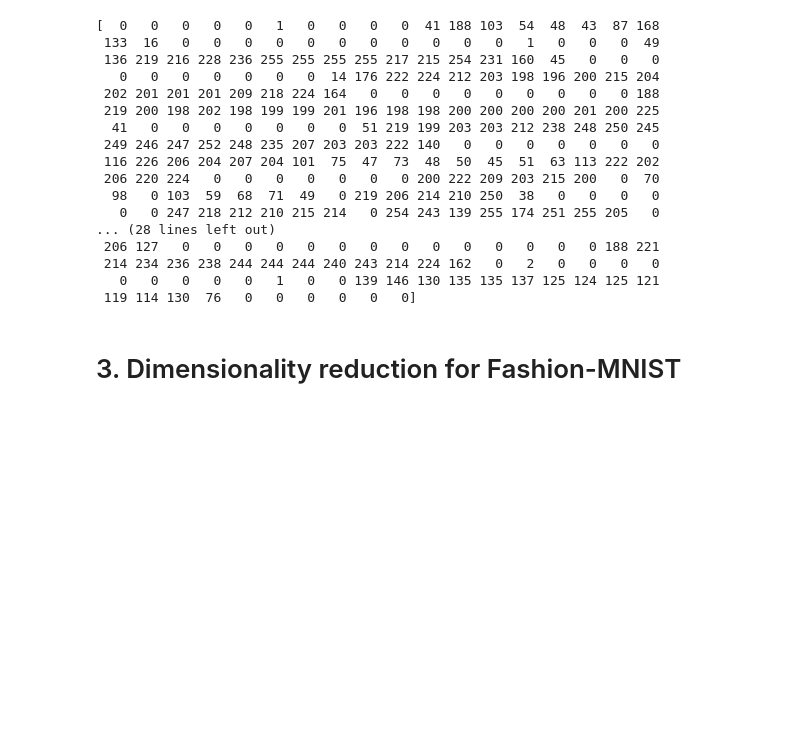
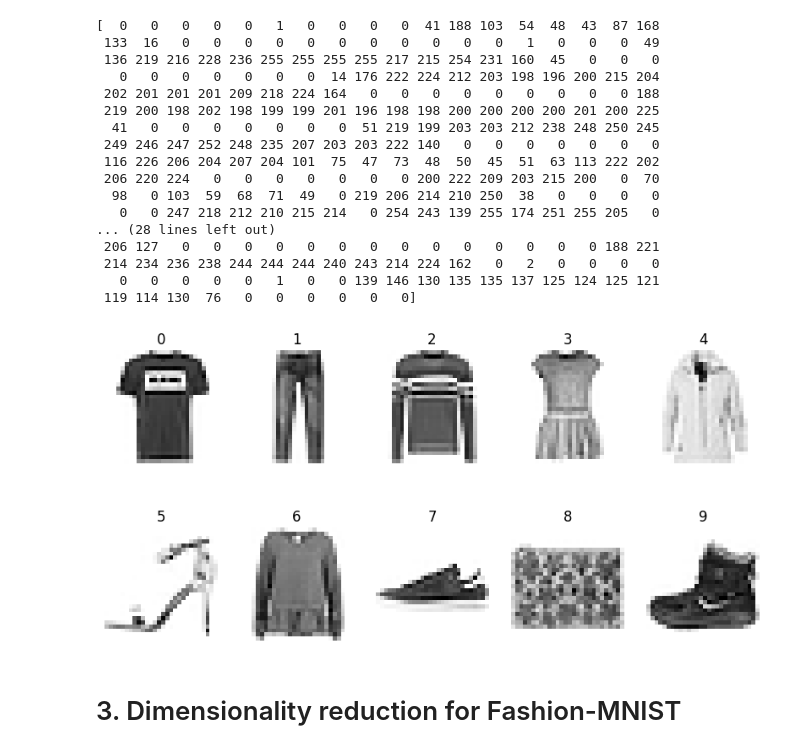
Before and after one commit to Yuyang-Yao/Math_-5750_Project2, a Jupyter notebook: project2.ipynb, the cells around one changed output. Drawn from its saved outputs; the diff is of its cells as text; code cells hidden in the pictures; blank space fills up the shorter version.

```diff
--- a/project2.ipynb
+++ b/project2.ipynb
@@ -442,3 +442,9 @@ print(type(y_2),y_2.shape)
 ['9' '0' '0' ... '8' '1' '5']
 <class 'numpy.ndarray'> (70000, 784)
 <class 'numpy.ndarray'> (70000,)
+# %%
+n_samples, n_features_dim = X_2.shape
+print(n_samples, n_features_dim )
+class_l=(np.unique(y_2)).tolist()
+n_class= len(class_l)#0,1,2,3,..,9
+class_l
@@ -466,6 +491,19 @@ print(X_2[1])
  214 234 236 238 244 244 244 240 243 214 224 162   0   2   0   0   0   0
    0   0   0   0   0   1   0   0 139 146 130 135 135 137 125 124 125 121
  119 114 130  76   0   0   0   0   0   0]
+# %%
+
+
+plt.figure(figsize= (10, 5))
+for ii in np.arange(10): ## 10 classes
+    plt.subplot(2, 5, ii+1)
+    index=np.where(y_2 == ii)[0][0]# 1st inde for class=ii
+    plt.imshow(np.reshape(X_2[index],(28,28)), cmap='Greys',interpolation='nearest')
+    plt.title(class_l[ii])
+    plt.axis('off')
+plt.show()
+# %% [output]
+[figure, added]
 # %% [markdown]
 # 3. Dimensionality reduction for Fashion-MNIST
 # %%
```
Also changed, not shown: parts of 5 cells of this notebook.
